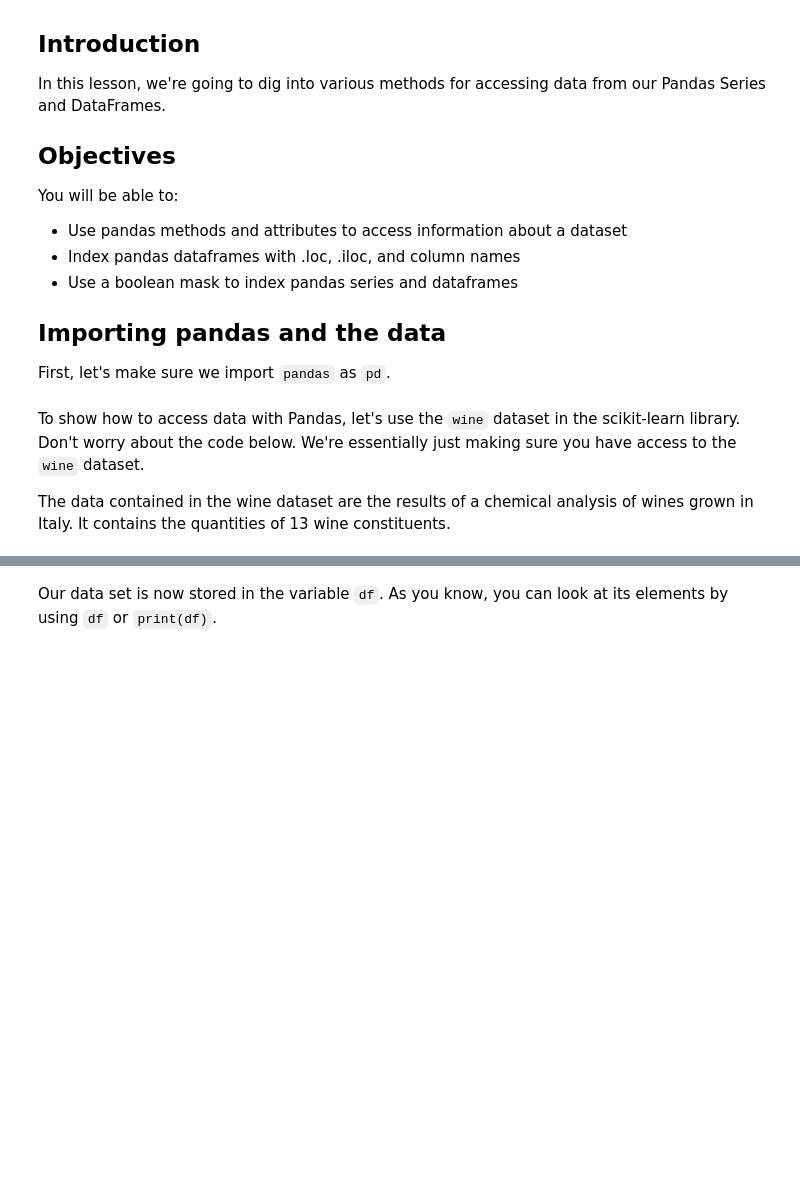
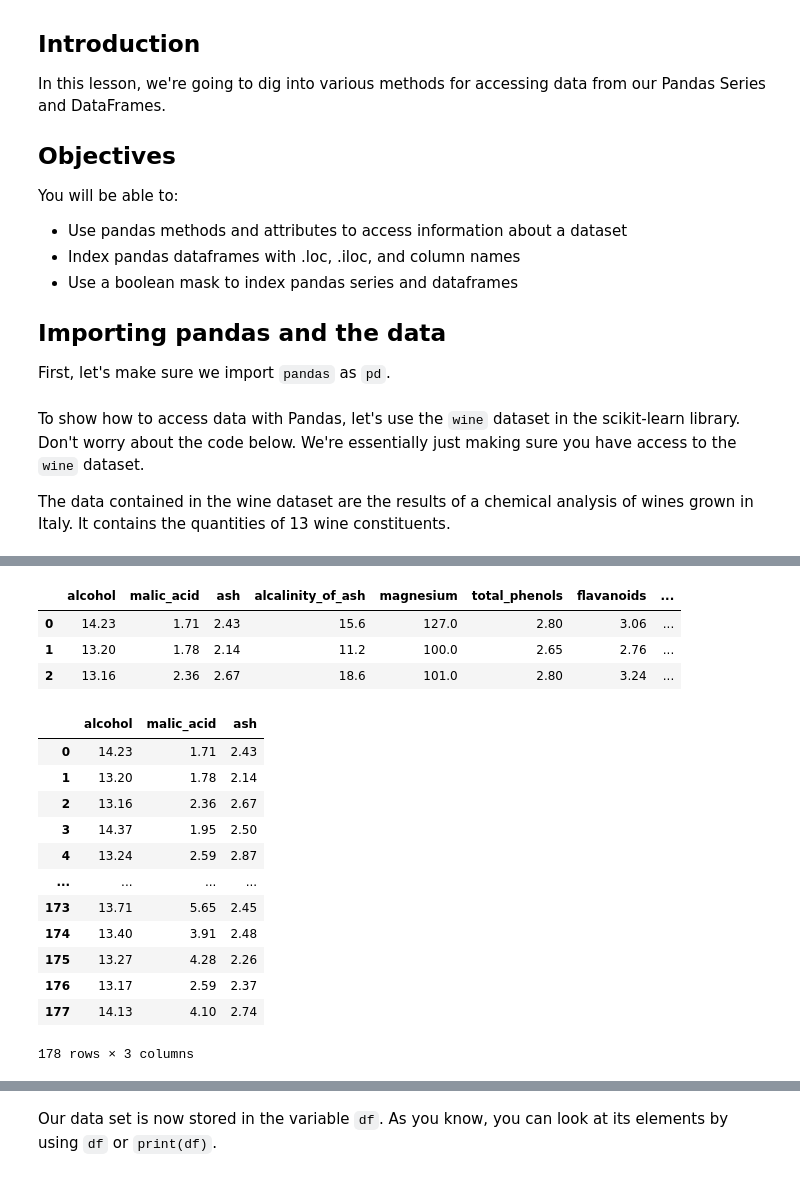
Before and after one commit to ruth002-beep/dsc-accessing-data-with-pandas, a Jupyter notebook: index.ipynb, the cells around one changed output, grey strips where cells are left out. Cells and saved outputs as stored; diff of their text form; code cells hidden in the pictures; blank space fills up the shorter version.

```diff
--- a/index.ipynb
+++ b/index.ipynb
@@ -26,0 +263,24 @@ The data contained in the wine dataset are the results of a chemical analysis of
+# %%
+df[:3] # acess data for the first 3 rows
+# %% [output]
+|  | alcohol | malic_acid | ash | alcalinity_of_ash | magnesium | total_phenols | flavanoids | ... |
+| 0 | 14.23 | 1.71 | 2.43 | 15.6 | 127.0 | 2.80 | 3.06 | ... |
+| 1 | 13.20 | 1.78 | 2.14 | 11.2 | 100.0 | 2.65 | 2.76 | ... |
+| 2 | 13.16 | 2.36 | 2.67 | 18.6 | 101.0 | 2.80 | 3.24 | ... |
+# %%
+#use iloc to return alcohol,malic_acid and ash with all the rows
+df.iloc[:, 0:3]
+# %% [output]
+|  | alcohol | malic_acid | ash |
+| 0 | 14.23 | 1.71 | 2.43 |
+| 1 | 13.20 | 1.78 | 2.14 |
+| 2 | 13.16 | 2.36 | 2.67 |
+| 3 | 14.37 | 1.95 | 2.50 |
+| 4 | 13.24 | 2.59 | 2.87 |
+| ... | ... | ... | ... |
+| 173 | 13.71 | 5.65 | 2.45 |
+| 174 | 13.40 | 3.91 | 2.48 |
+| 175 | 13.27 | 4.28 | 2.26 |
+| 176 | 13.17 | 2.59 | 2.37 |
+| 177 | 14.13 | 4.10 | 2.74 |
+178 rows × 3 columns
```
Also changed, not shown: parts of 32 cells of this notebook.
